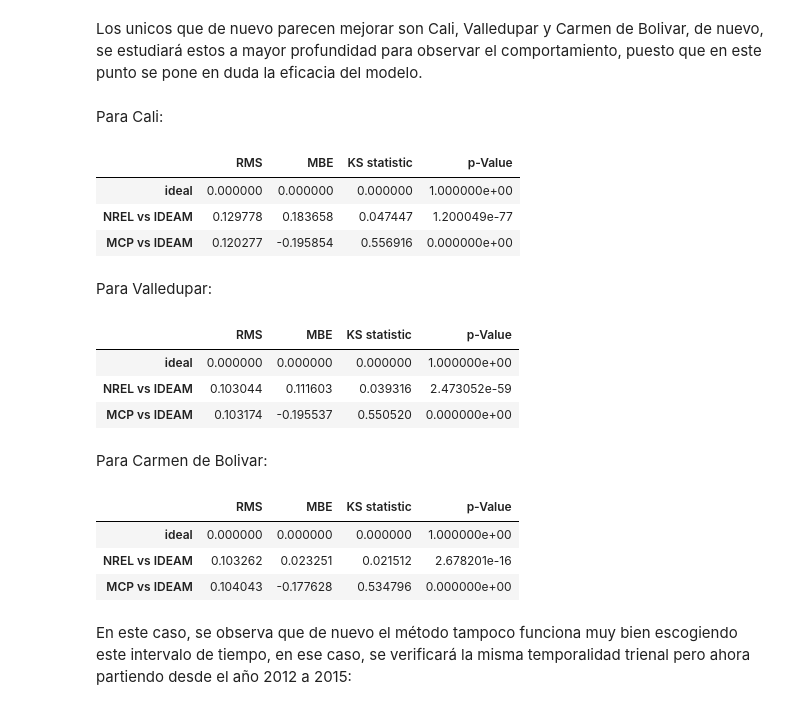
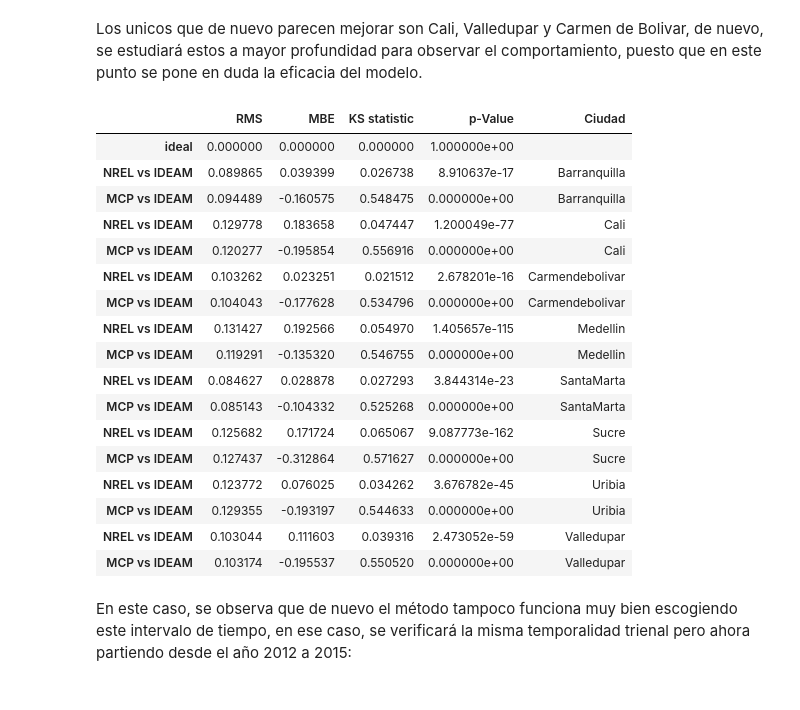
Before and after one commit to JuanVillegasSantos/Herramientas-Computacionales-IMEC3602, a Jupyter notebook: 02_taller01/solucionTaller.ipynb, the cells around one changed output. Cells and saved outputs as stored; diff of their text form; code cells hidden in the pictures.

```diff
--- a/02_taller01/solucionTaller.ipynb
+++ b/02_taller01/solucionTaller.ipynb
@@ -201,11 +201,22 @@ def KSI(agnoInicial,mesInicial,agnoFinal,mesFinal,ciudad):
     df=pd.DataFrame({'D':[0,ErNREL[0],ErMCP[0]],'p-Value':[1,ErNREL[1],ErMCP[1]]},index=['ideal','NREL vs IDEAM','MCP vs IDEAM'])
     return df
 # %%
-def errores(agnoInicial,mesInicial,agnoFinal,mesFinal,ciudad):
+def erroresPorCiudad(agnoInicial,mesInicial,agnoFinal,mesFinal,ciudad):
     df=RMS(agnoInicial,mesInicial,agnoFinal,mesFinal,ciudad)
     df['MBE']=MBE(agnoInicial,mesInicial,agnoFinal,mesFinal,ciudad)['MBE']
     df['KS statistic']=KSI(agnoInicial,mesInicial,agnoFinal,mesFinal,ciudad)['D']
     df['p-Value']=KSI(agnoInicial,mesInicial,agnoFinal,mesFinal,ciudad)['p-Value']
+    df['Ciudad']=['',ciudad,ciudad]
+    return df
+def errores(agnoInicial,mesInicial,agnoFinal,mesFinal):
+    df=erroresPorCiudad(agnoInicial,mesInicial,agnoFinal,mesFinal,'Barranquilla')
+    df=df.append(erroresPorCiudad(agnoInicial,mesInicial,agnoFinal,mesFinal,'Cali').loc['NREL vs IDEAM':])
+    df=df.append(erroresPorCiudad(agnoInicial,mesInicial,agnoFinal,mesFinal,'Carmendebolivar').loc['NREL vs IDEAM':])
+    df=df.append(erroresPorCiudad(agnoInicial,mesInicial,agnoFinal,mesFinal,'Medellin').loc['NREL vs IDEAM':])
+    df=df.append(erroresPorCiudad(agnoInicial,mesInicial,agnoFinal,mesFinal,'SantaMarta').loc['NREL vs IDEAM':])
+    df=df.append(erroresPorCiudad(agnoInicial,mesInicial,agnoFinal,mesFinal,'Sucre').loc['NREL vs IDEAM':])
+    df=df.append(erroresPorCiudad(agnoInicial,mesInicial,agnoFinal,mesFinal,'Uribia').loc['NREL vs IDEAM':])
+    df=df.append(erroresPorCiudad(agnoInicial,mesInicial,agnoFinal,mesFinal,'Valledupar').loc['NREL vs IDEAM':])
     return df
 def enficcs(agnoInicial,mesInicial,agnoFinal,mesFinal,ciudad):
     enIDEAM=enficc(llamarDatos(ciudad,'IDEAM'))
@@ -377,33 +388,27 @@ plotPorCiudad(2011,1,2014,12,'Valledupar')
 ... (5 outputs left out)
 # %% [markdown]
 Los unicos que de nuevo parecen mejorar son Cali, Valledupar y Carmen de Bolivar, de nuevo, se estudiará estos a mayor profundidad para observar el comportamiento, puesto que en este punto se pone en duda la eficacia del modelo.
-# %% [markdown]
-Para Cali:
 # %%
-errores(2011,1,2014,12,'Cali')
+errores(2011,1,2014,12)
 # %% [output]
-|  | RMS | MBE | KS statistic | p-Value |
-| ideal | 0.000000 | 0.000000 | 0.000000 | 1.000000e+00 |
-| NREL vs IDEAM | 0.129778 | 0.183658 | 0.047447 | 1.200049e-77 |
-| MCP vs IDEAM | 0.120277 | -0.195854 | 0.556916 | 0.000000e+00 |
+|  | RMS | MBE | KS statistic | p-Value | Ciudad |
+| ideal | 0.000000 | 0.000000 | 0.000000 | 1.000000e+00 |  |
+| NREL vs IDEAM | 0.089865 | 0.039399 | 0.026738 | 8.910637e-17 | Barranquilla |
+| MCP vs IDEAM | 0.094489 | -0.160575 | 0.548475 | 0.000000e+00 | Barranquilla |
+| NREL vs IDEAM | 0.129778 | 0.183658 | 0.047447 | 1.200049e-77 | Cali |
+| MCP vs IDEAM | 0.120277 | -0.195854 | 0.556916 | 0.000000e+00 | Cali |
+| NREL vs IDEAM | 0.103262 | 0.023251 | 0.021512 | 2.678201e-16 | Carmendebolivar |
+| MCP vs IDEAM | 0.104043 | -0.177628 | 0.534796 | 0.000000e+00 | Carmendebolivar |
+| NREL vs IDEAM | 0.131427 | 0.192566 | 0.054970 | 1.405657e-115 | Medellin |
+| MCP vs IDEAM | 0.119291 | -0.135320 | 0.546755 | 0.000000e+00 | Medellin |
+| NREL vs IDEAM | 0.084627 | 0.028878 | 0.027293 | 3.844314e-23 | SantaMarta |
+| MCP vs IDEAM | 0.085143 | -0.104332 | 0.525268 | 0.000000e+00 | SantaMarta |
+| NREL vs IDEAM | 0.125682 | 0.171724 | 0.065067 | 9.087773e-162 | Sucre |
+| MCP vs IDEAM | 0.127437 | -0.312864 | 0.571627 | 0.000000e+00 | Sucre |
+| NREL vs IDEAM | 0.123772 | 0.076025 | 0.034262 | 3.676782e-45 | Uribia |
+| MCP vs IDEAM | 0.129355 | -0.193197 | 0.544633 | 0.000000e+00 | Uribia |
+| NREL vs IDEAM | 0.103044 | 0.111603 | 0.039316 | 2.473052e-59 | Valledupar |
+| MCP vs IDEAM | 0.103174 | -0.195537 | 0.550520 | 0.000000e+00 | Valledupar |
-# %% [markdown]
-Para Valledupar:
-# %%
-errores(2011,1,2014,12,'Valledupar')
-# %% [output]
-|  | RMS | MBE | KS statistic | p-Value |
-| ideal | 0.000000 | 0.000000 | 0.000000 | 1.000000e+00 |
-| NREL vs IDEAM | 0.103044 | 0.111603 | 0.039316 | 2.473052e-59 |
-| MCP vs IDEAM | 0.103174 | -0.195537 | 0.550520 | 0.000000e+00 |
-# %% [markdown]
-Para Carmen de Bolivar:
-# %%
-errores(2011,1,2014,12,'Carmendebolivar')
-# %% [output]
-|  | RMS | MBE | KS statistic | p-Value |
-| ideal | 0.000000 | 0.000000 | 0.000000 | 1.000000e+00 |
-| NREL vs IDEAM | 0.103262 | 0.023251 | 0.021512 | 2.678201e-16 |
-| MCP vs IDEAM | 0.104043 | -0.177628 | 0.534796 | 0.000000e+00 |
 # %% [markdown]
 En este caso, se observa que de nuevo el método tampoco funciona muy bien escogiendo este intervalo de tiempo, en ese caso, se verificará la misma temporalidad trienal pero ahora partiendo desde el año 2012 a 2015:
 # %%
```
Also changed, not shown: parts of 17 cells of this notebook.
